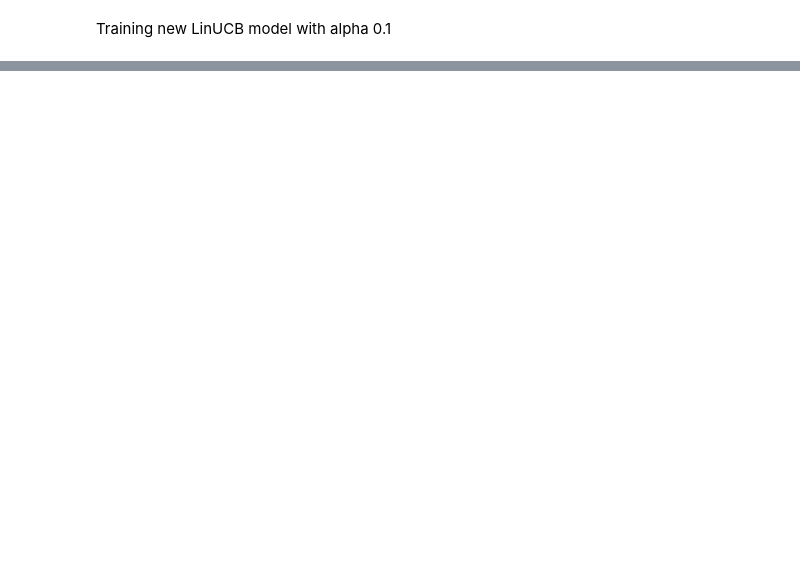
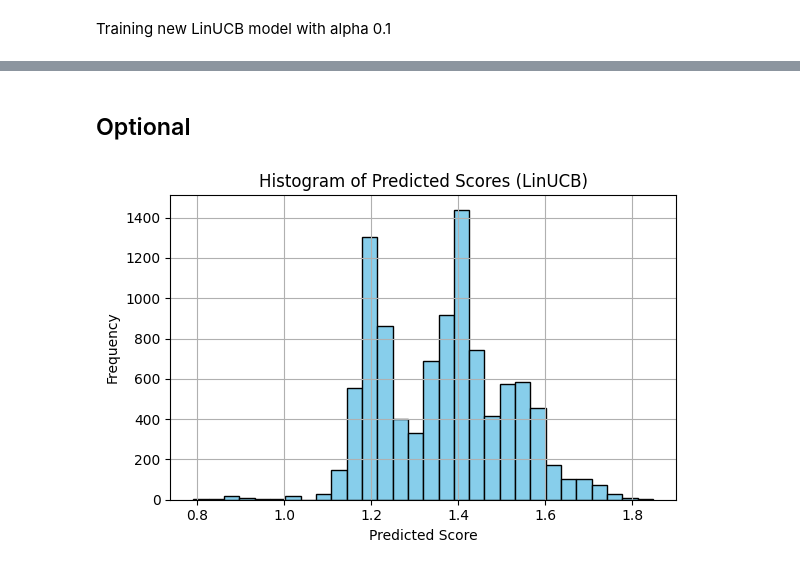
Before and after one commit to ReinerJasin/Multi-Armed-Bandit, a Jupyter notebook: Contextual_Bandit_with_Movie_Clustering.ipynb, the cells around one changed output, grey strips where cells are left out. Drawn from its saved outputs; the diff is of its cells as text; code cells hidden in the pictures; blank space fills up the shorter version.

```diff
--- a/Contextual_Bandit_with_Movie_Clustering.ipynb
+++ b/Contextual_Bandit_with_Movie_Clustering.ipynb
@@ -441,0 +650,32 @@ LinUCB (alpha=0.001) Average NDCG@10: 0.1612
+# %% [markdown]
+## Optional
+# %%
+all_predicted_scores = []
+
+for row in testing_df.itertuples(index=False):
+    user_id = row.user_id
+    item_id = row.item_id
+
+    user_features = user.loc[user['user_id'] == user_id].drop('user_id', axis=1)
+    movie_row = movie.loc[movie['item_id'] == item_id].drop(['item_id', 'cluster'], axis=1)
+
+    context = np.concatenate((user_features.values.flatten(), movie_row.values.flatten()))
+
+    # You can choose to collect max score, all scores, or specific arm score
+    scores = [linucb.score(i, context) for i in range(linucb.n_arms)]
+    max_score = max(scores)
+
+    all_predicted_scores.append(max_score)
+# %%
+import matplotlib.pyplot as plt
+
+plt.figure(figsize=(6, 4))
+plt.hist(all_predicted_scores, bins=30, color='skyblue', edgecolor='black')
+plt.title('Histogram of Predicted Scores (LinUCB)')
+plt.xlabel('Predicted Score')
+plt.ylabel('Frequency')
+plt.grid(True)
+plt.tight_layout()
+plt.show()
+# %% [output]
+[figure, added]
```
Also changed, not shown: parts of 13 cells of this notebook.
